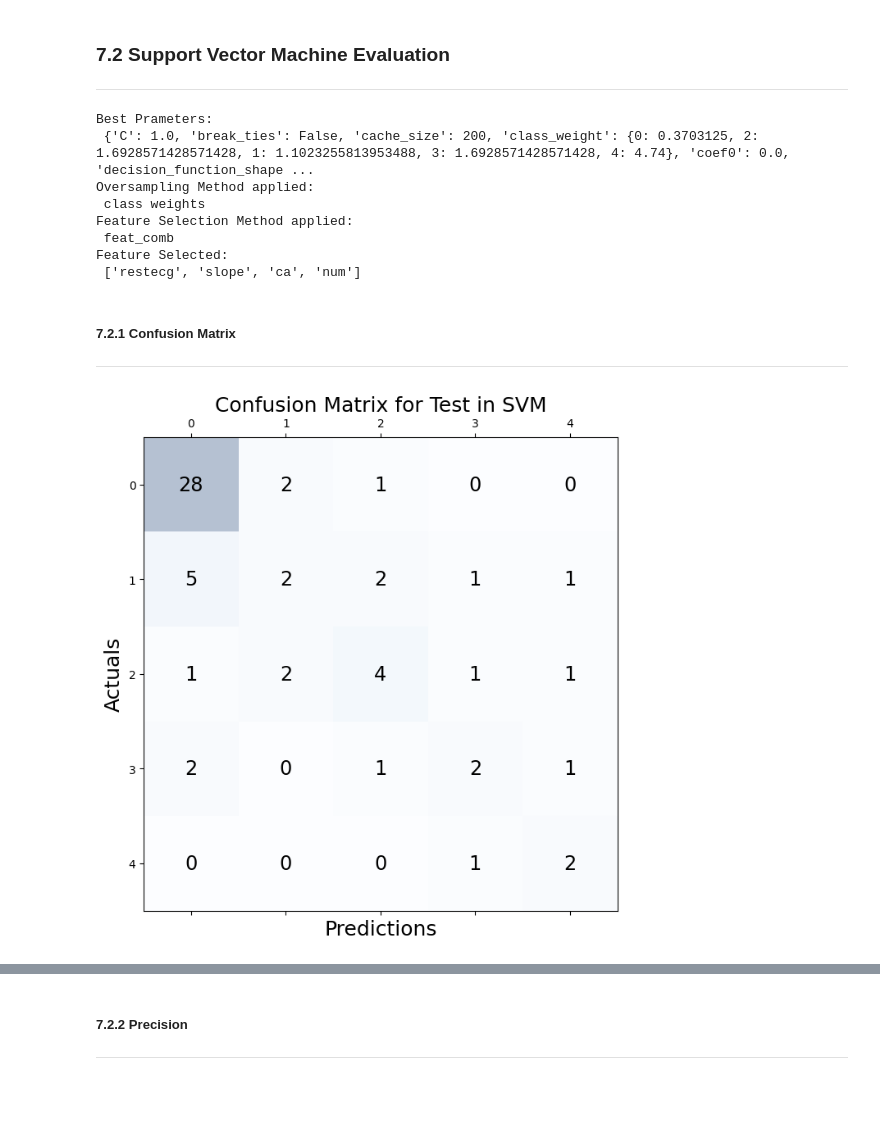
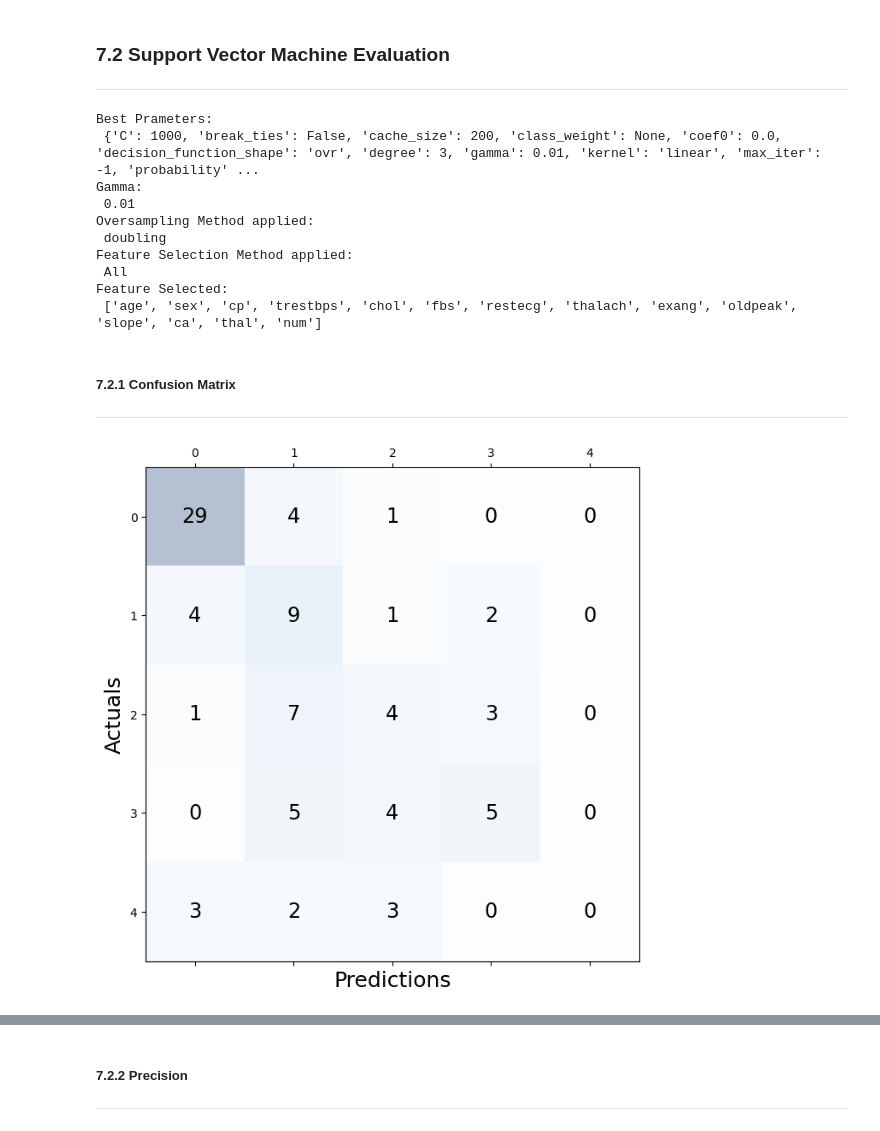
Before and after one commit to mishasilva01/FAA_project1, a Jupyter notebook: project1_notebook.ipynb, the cells around one changed output, grey strips where cells are left out. Cells and saved outputs as stored; diff of their text form; code cells hidden in the pictures; blank space fills up the shorter version.

```diff
--- a/project1_notebook.ipynb
+++ b/project1_notebook.ipynb
@@ -512,13 +512,14 @@ def Function(df_filtered: pd.DataFrame
         Model_evaluation[estimator]["Precision Client"].append(precision_score(y_client, y_predict_client, average='macro'))
         Model_evaluation[estimator]["Recall Client"].append(recall_score(y_client, y_predict_client, average='macro'))
         Model_evaluation[estimator]["Confusion Matrix Client"].append(confusion_matrix(y_client, y_predict_client))
+        if estimator=="SVM": Model_evaluation[estimator]["Gamma"].append(classifier._gamma)
 
     return Model_evaluation
 # %%
 Model_evaluation = {"Decision_Tree": {"Parameters": [], "Oversampling": [], "Feature Selection": [], "Accuracy Test": [], "Precision Test": [], "Recall Test": [], "Confusion Matrix Test" : []
                                       , 'Features': [], "Accuracy Client": [], "Precision Client": [], "Recall Client": [], "Confusion Matrix Client" : []}
                     , "SVM": {"Parameters": [], "Oversampling": [], "Feature Selection": [], "Accuracy Test": [], "Precision Test": [], "Recall Test": [], "Confusion Matrix Test" : []
-                                      , 'Features': [], "Accuracy Client": [], "Precision Client": [], "Recall Client": [], "Confusion Matrix Client" : []}
+                                      , 'Features': [], "Accuracy Client": [], "Precision Client": [], "Recall Client": [], "Confusion Matrix Client" : [], "Gamma": []}
                     , "KNN": {"Parameters": [], "Oversampling": [], "Feature Selection": [], "Accuracy Test": [], "Precision Test": [], "Recall Test": [], "Confusion Matrix Test" : []
                                       , 'Features': [], "Accuracy Client": [], "Precision Client": [], "Recall Client": [], "Confusion Matrix Client" : []}}
 
@@ -644,6 +647,8 @@ ______________________
 best_option_SVM = SVM_evaluation.iloc[0]
 
 print("Best Prameters:\n", best_option_SVM['Parameters'])
+
+print("Gamma:\n", best_option_SVM['Gamma'])
 
 print("Oversampling Method applied:\n", best_option_SVM['Oversampling'])
 
@@ -652,13 +657,15 @@ print("Feature Selection Method applied:\n", best_option_SVM['Feature Selection'
 print("Feature Selected:\n", best_option_SVM['Features'])
 # %% [output]
 Best Prameters:
- {'C': 1.0, 'break_ties': False, 'cache_size': 200, 'class_weight': {0: 0.3703125, 2: 1.6928571428571428, 1: 1.1023255813953488, 3: 1.6928571428571428, 4: 4.74}, 'coef0': 0.0, 'decision_function_shape ...
+ {'C': 1000, 'break_ties': False, 'cache_size': 200, 'class_weight': None, 'coef0': 0.0, 'decision_function_shape': 'ovr', 'degree': 3, 'gamma': 0.01, 'kernel': 'linear', 'max_iter': -1, 'probability' ...
+Gamma:
+ 0.01
 Oversampling Method applied:
- class weights
+ doubling
 Feature Selection Method applied:
- feat_comb
+ All
 Feature Selected:
- ['restecg', 'slope', 'ca', 'num']
+ ['age', 'sex', 'cp', 'trestbps', 'chol', 'fbs', 'restecg', 'thalach', 'exang', 'oldpeak', 'slope', 'ca', 'thal', 'num']
 # %% [markdown]
 ##### 7.2.1 Confusion Matrix
 
@@ -666,18 +673,19 @@ ________________
 # %%
 fig, ax = plt.subplots(figsize=(7.5, 7.5))
 ax.matshow(best_option_SVM['Confusion Matrix Test'], cmap=plt.cm.Blues, alpha=0.3)
 for i in range(best_option_SVM['Confusion Matrix Test'].shape[0]):
 
     for j in range(best_option_SVM['Confusion Matrix Test'].shape[1]):
 
         ax.text(x=j, y=i,s=best_option_SVM['Confusion Matrix Test'][i, j], va='center', ha='center', size='xx-large')
 
 plt.xlabel('Predictions', fontsize=18)
 plt.ylabel('Actuals', fontsize=18)
-plt.title('Confusion Matrix for Test in SVM', fontsize=18)
+#plt.title('Confusion Matrix for Test in SVM', fontsize=18)
+plt.savefig('.\SVM_Confusion_Matrix_1.eps', format='eps')
 plt.show()
 # %% [output]
-[figure, old version]
+[figure, new version]
 # %%
 fig, ax = plt.subplots(figsize=(7.5, 7.5))
 ax.matshow(best_option_SVM['Confusion Matrix Client'], cmap=plt.cm.Blues, alpha=0.3)
```
Also changed, not shown: parts of 16 cells of this notebook.
